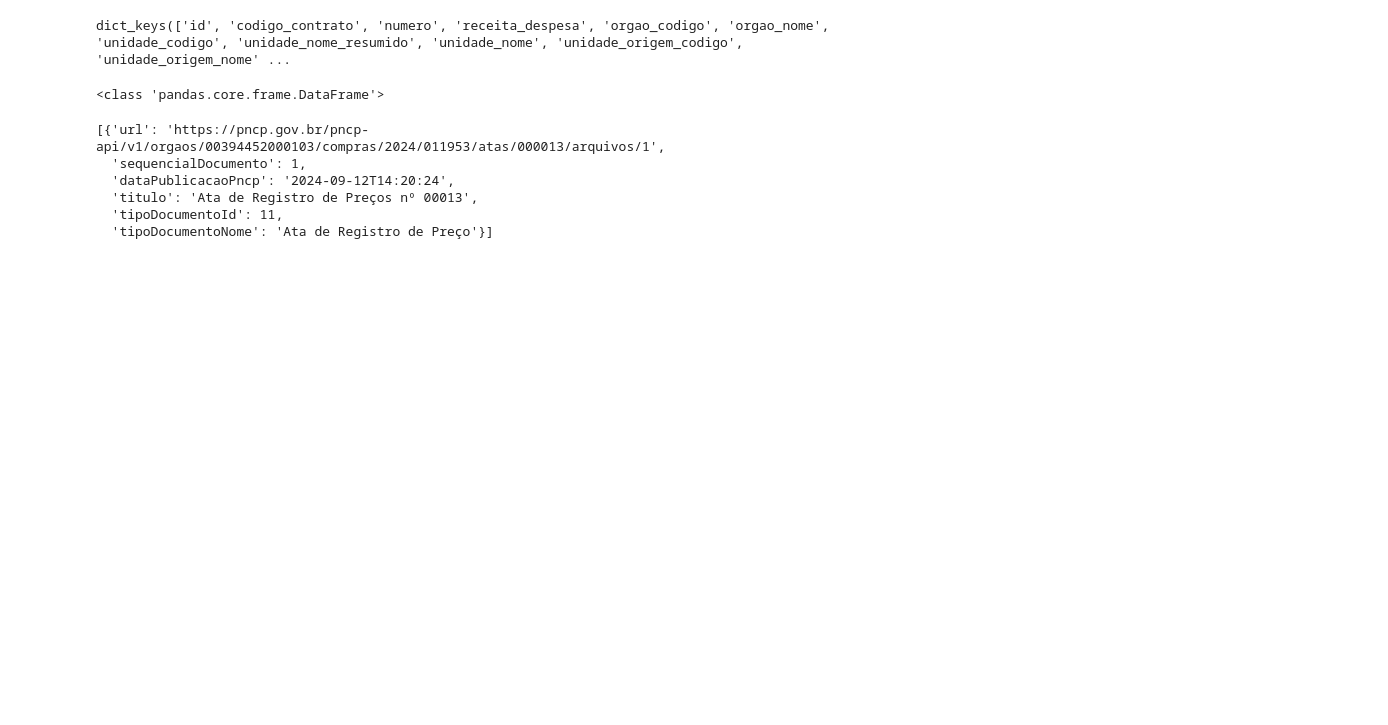
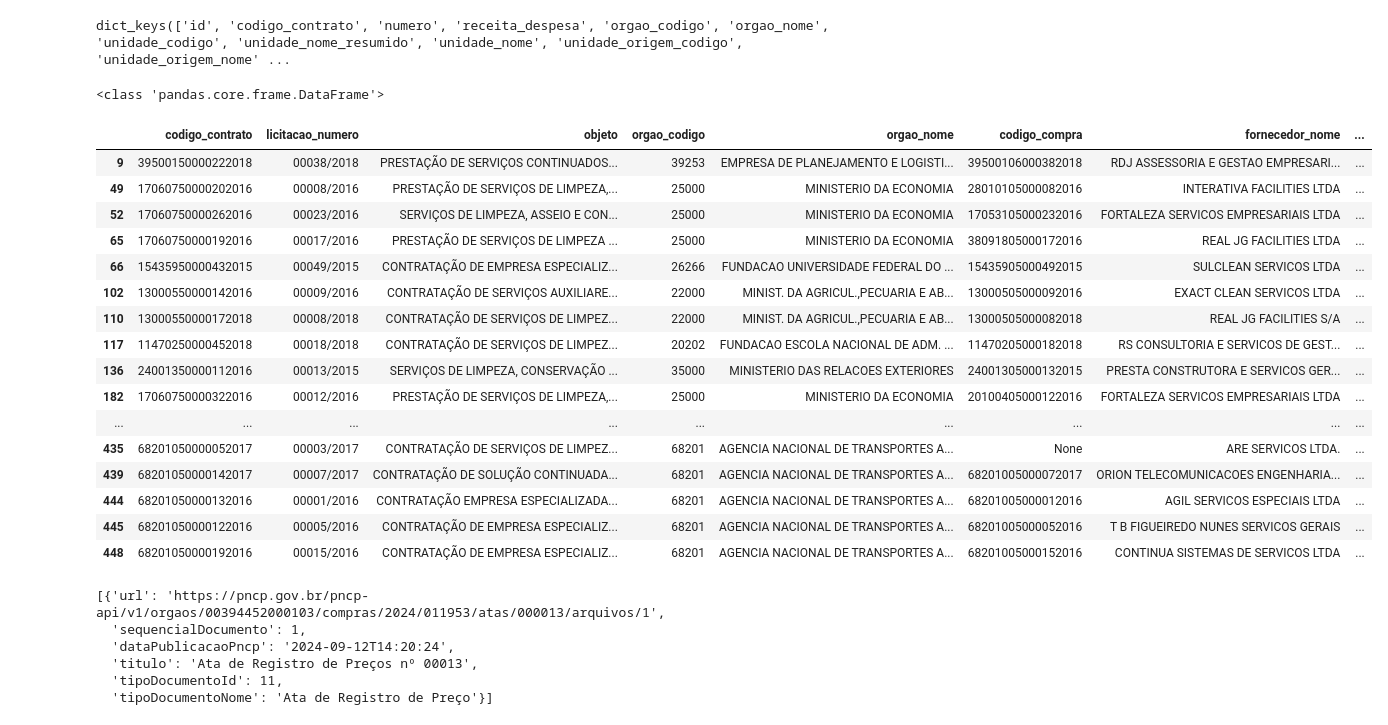
Before and after one commit to ricardofelippe/Mapa, a Jupyter notebook: SIASG-ComprasGovernamentaisAPI.ipynb, the cells around one changed output. Cells and saved outputs as stored; diff of their text form; code cells hidden in the pictures; blank space fills up the shorter version.

```diff
--- a/ComprasGovernamentaisAPI.ipynb
+++ b/SIASG-ComprasGovernamentaisAPI.ipynb
@@ -158,6 +121,26 @@ data.to_excel(r'C:\Users\rica_\Documents\output.xlsx')
 print(type(data))
 # %% [output]
 <class 'pandas.core.frame.DataFrame'>
+# %%
+data[data.objeto.str.contains("LIMPEZA", case=False)]
+# %% [output]
+|  | codigo_contrato | licitacao_numero | objeto | orgao_codigo | orgao_nome | codigo_compra | fornecedor_nome | ... |
+| 9 | 39500150000222018 | 00038/2018 | PRESTAÇÃO DE SERVIÇOS CONTINUADOS... | 39253 | EMPRESA DE PLANEJAMENTO E LOGISTI... | 39500106000382018 | RDJ ASSESSORIA E GESTAO EMPRESARI... | ... |
+| 49 | 17060750000202016 | 00008/2016 | PRESTAÇÃO DE SERVIÇOS DE LIMPEZA,... | 25000 | MINISTERIO DA ECONOMIA | 28010105000082016 | INTERATIVA FACILITIES LTDA | ... |
+| 52 | 17060750000262016 | 00023/2016 | SERVIÇOS DE LIMPEZA, ASSEIO E CON... | 25000 | MINISTERIO DA ECONOMIA | 17053105000232016 | FORTALEZA SERVICOS EMPRESARIAIS LTDA | ... |
+| 65 | 17060750000192016 | 00017/2016 | PRESTAÇÃO DE SERVIÇOS DE LIMPEZA ... | 25000 | MINISTERIO DA ECONOMIA | 38091805000172016 | REAL JG FACILITIES LTDA | ... |
+| 66 | 15435950000432015 | 00049/2015 | CONTRATAÇÃO DE EMPRESA ESPECIALIZ... | 26266 | FUNDACAO UNIVERSIDADE FEDERAL DO ... | 15435905000492015 | SULCLEAN SERVICOS LTDA | ... |
+| 102 | 13000550000142016 | 00009/2016 | CONTRATAÇÃO DE SERVIÇOS AUXILIARE... | 22000 | MINIST. DA AGRICUL.,PECUARIA E AB... | 13000505000092016 | EXACT CLEAN SERVICOS LTDA | ... |
+| 110 | 13000550000172018 | 00008/2018 | CONTRATAÇÃO DE SERVIÇOS DE LIMPEZ... | 22000 | MINIST. DA AGRICUL.,PECUARIA E AB... | 13000505000082018 | REAL JG FACILITIES S/A | ... |
+| 117 | 11470250000452018 | 00018/2018 | CONTRATAÇÃO DE SERVIÇOS DE LIMPEZ... | 20202 | FUNDACAO ESCOLA NACIONAL DE ADM. ... | 11470205000182018 | RS CONSULTORIA E SERVICOS DE GEST... | ... |
+| 136 | 24001350000112016 | 00013/2015 | SERVIÇOS DE LIMPEZA, CONSERVAÇÃO ... | 35000 | MINISTERIO DAS RELACOES EXTERIORES | 24001305000132015 | PRESTA CONSTRUTORA E SERVICOS GER... | ... |
+| 182 | 17060750000322016 | 00012/2016 | PRESTAÇÃO DE SERVIÇOS DE LIMPEZA,... | 25000 | MINISTERIO DA ECONOMIA | 20100405000122016 | FORTALEZA SERVICOS EMPRESARIAIS LTDA | ... |
+| ... | ... | ... | ... | ... | ... | ... | ... | ... |
+| 435 | 68201050000052017 | 00003/2017 | CONTRATAÇÃO DE SERVIÇOS DE LIMPEZ... | 68201 | AGENCIA NACIONAL DE TRANSPORTES A... | None | ARE SERVICOS LTDA. | ... |
+| 439 | 68201050000142017 | 00007/2017 | CONTRATAÇÃO DE SOLUÇÃO CONTINUADA... | 68201 | AGENCIA NACIONAL DE TRANSPORTES A... | 68201005000072017 | ORION TELECOMUNICACOES ENGENHARIA... | ... |
+| 444 | 68201050000132016 | 00001/2016 | CONTRATAÇÃO EMPRESA ESPECIALIZADA... | 68201 | AGENCIA NACIONAL DE TRANSPORTES A... | 68201005000012016 | AGIL SERVICOS ESPECIAIS LTDA | ... |
+| 445 | 68201050000122016 | 00005/2016 | CONTRATAÇÃO DE EMPRESA ESPECIALIZ... | 68201 | AGENCIA NACIONAL DE TRANSPORTES A... | 68201005000052016 | T B FIGUEIREDO NUNES SERVICOS GERAIS | ... |
+| 448 | 68201050000192016 | 00015/2016 | CONTRATAÇÃO DE EMPRESA ESPECIALIZ... | 68201 | AGENCIA NACIONAL DE TRANSPORTES A... | 68201005000152016 | CONTINUA SISTEMAS DE SERVICOS LTDA | ... |
 # %%
 serie_orgao = []
 
```
Also changed, not shown: parts of 14 cells of this notebook, 12 other files.
